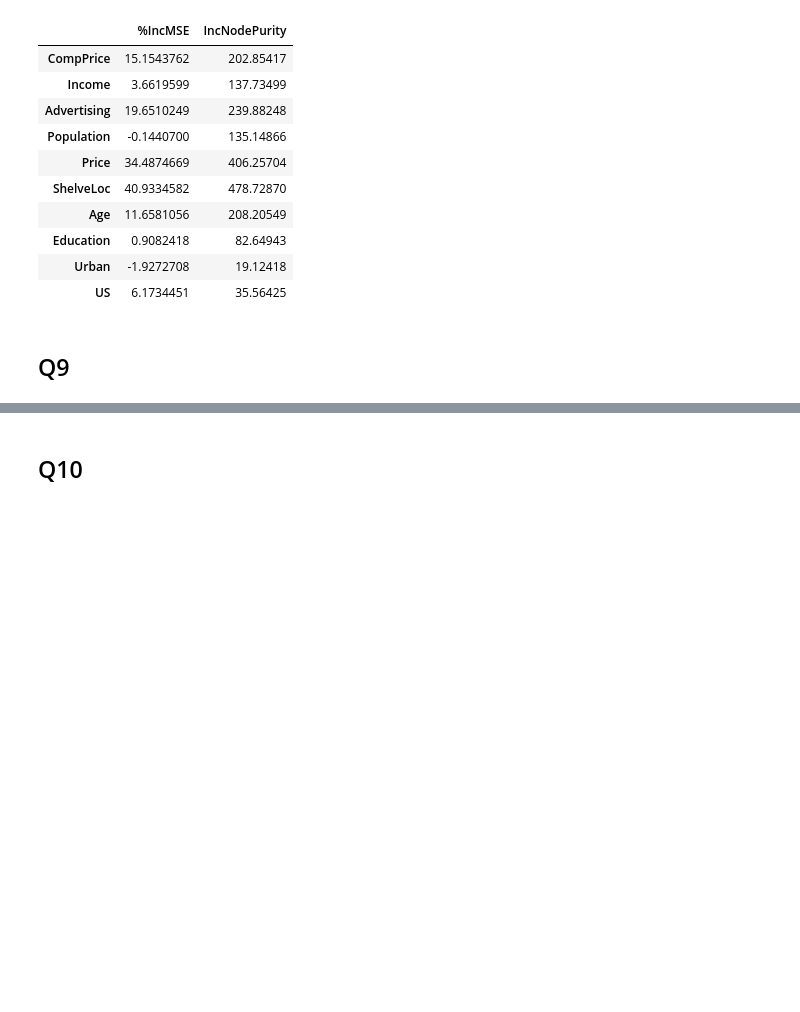
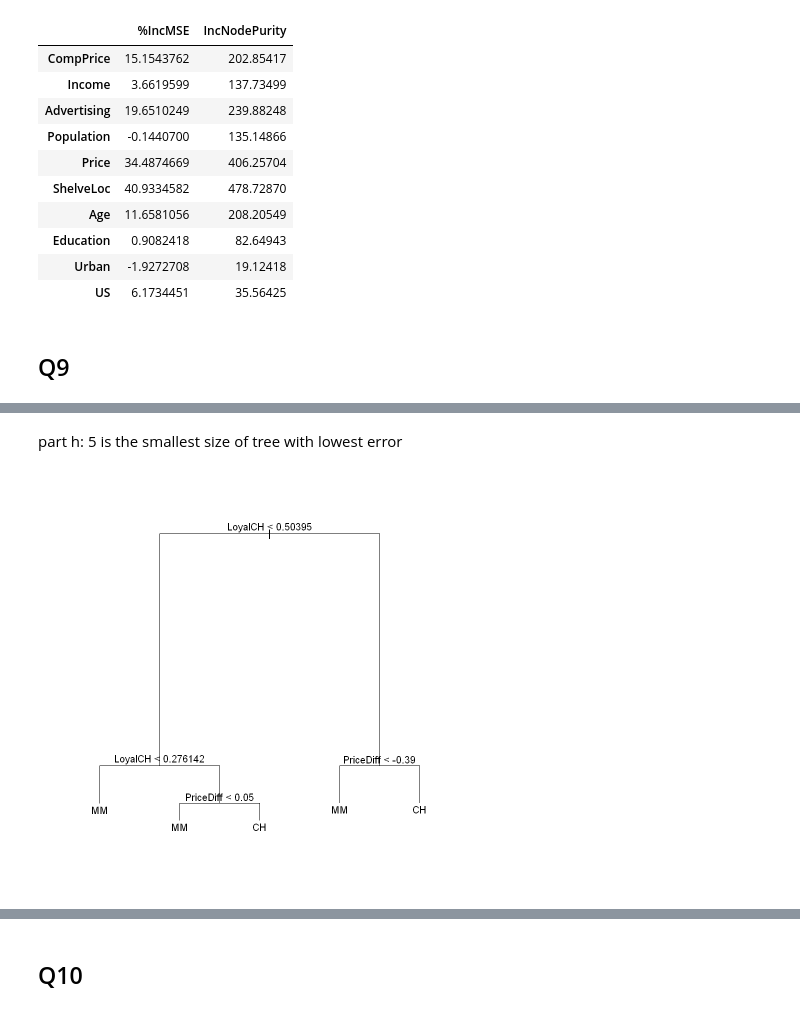
Before and after one commit to alipourmotlagh/MBD_statistical_learning, a Jupyter notebook: Chapter 8/Chapter 8 Q 3,5,8,9,10.ipynb, the cells around one changed output, grey strips where cells are left out. Cells and saved outputs as stored; diff of their text form; code cells hidden in the pictures; blank space fills up the shorter version.

```diff
--- a/Chapter 8/Chapter 8 Q 3,5,8,9,10.ipynb
+++ b/Chapter 8/Chapter 8 Q 3,5,8,9,10.ipynb
@@ -168,0 +255,9 @@ A matrix: 10 × 2 of type dbl
+# %% [markdown]
+part h: 5 is the smallest size of tree with lowest error
+# %%
+#part i
+PM <- prune.misclass(MT, best = 5)
+plot(PM)
+text(PM)
+# %% [output]
+[figure, added]
```
Also changed, not shown: parts of 25 cells of this notebook.
